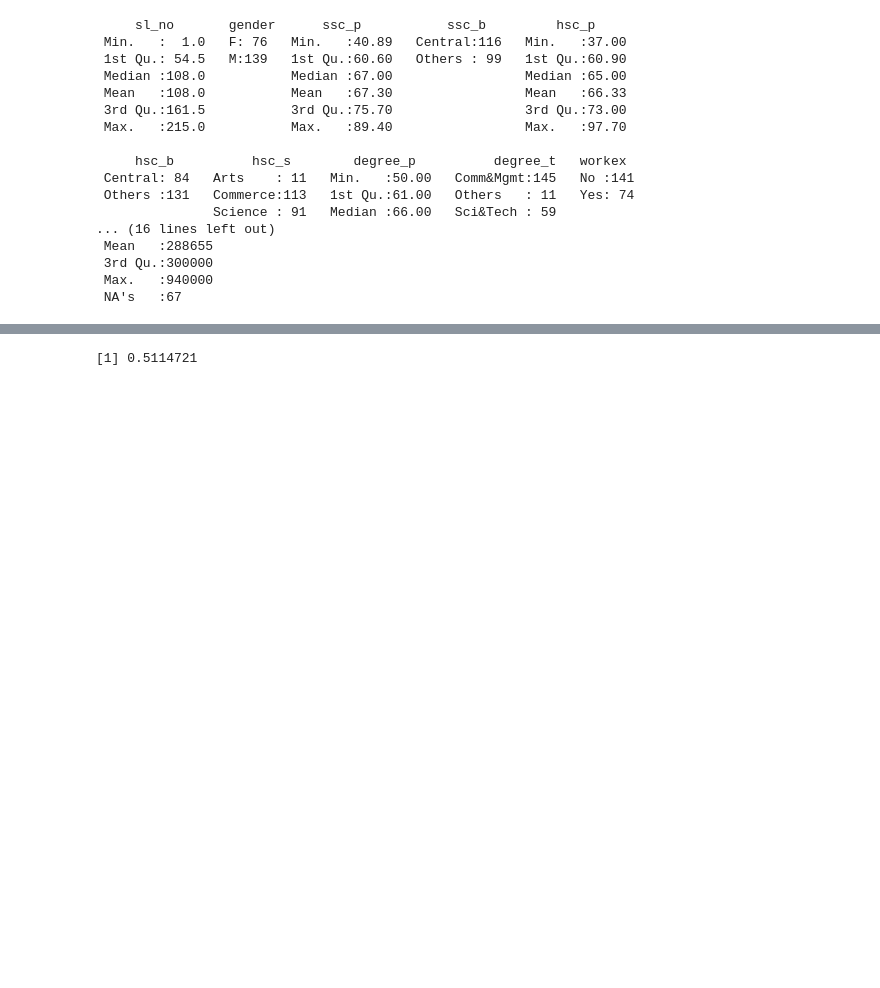
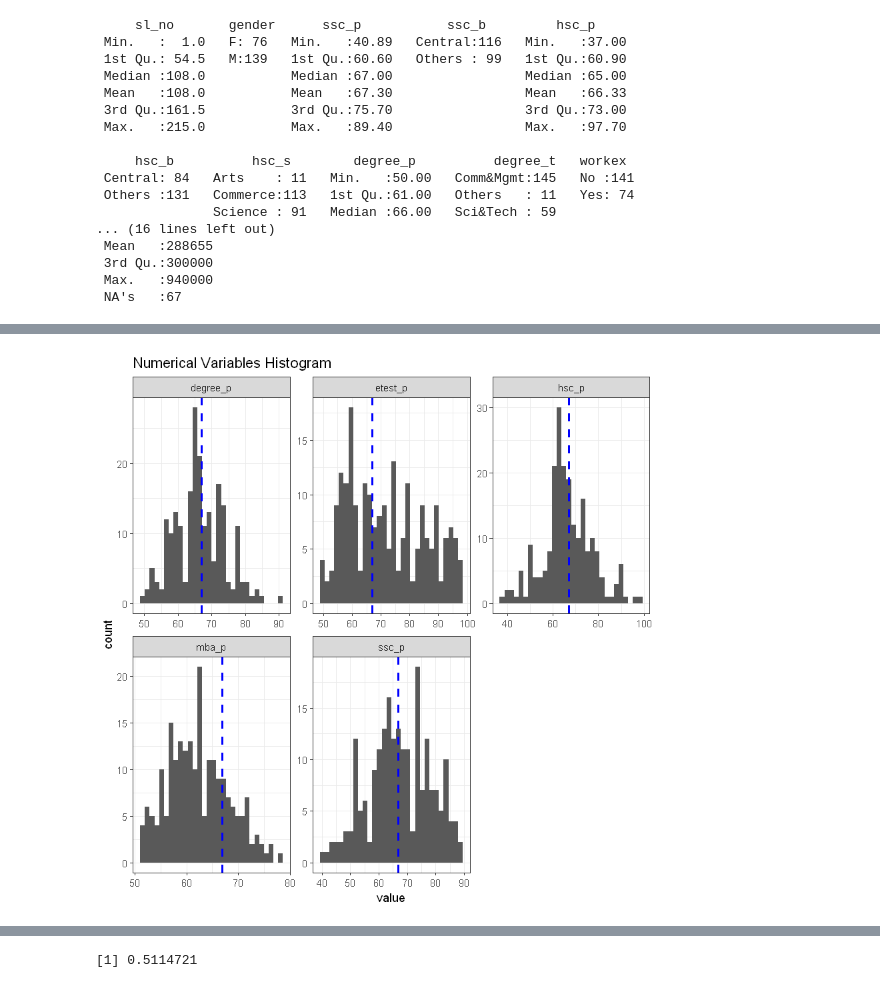
Before and after one commit to pedromvasconcelos/pbg-pmv, a Jupyter notebook: CA5/ca5_R_predictive_model.ipynb, the cells around one changed output, grey strips where cells are left out. Cells and saved outputs as stored; diff of their text form; code cells hidden in the pictures; blank space fills up the shorter version.

```diff
--- a/CA5/ca5_R_predictive_model.ipynb
+++ b/CA5/ca5_R_predictive_model.ipynb
@@ -99,0 +171,13 @@ Warning message:
+# %%
+#Selecting only the numerical data
+num_data = subset(data, select = c(2,4,7,10,12))
+
+num_data %>%
+  gather() %>%
+  ggplot(aes(value)) +
+    facet_wrap(~ key, scales = "free") +
+    geom_histogram(bins = 30) +
+    geom_vline(aes(xintercept=mean(value)), color="blue", linetype="dashed", size=1)+
+    ggtitle("Numerical Variables Histograms")
+# %% [output]
+[figure, added]
```
Also changed, not shown: parts of 24 cells of this notebook.
